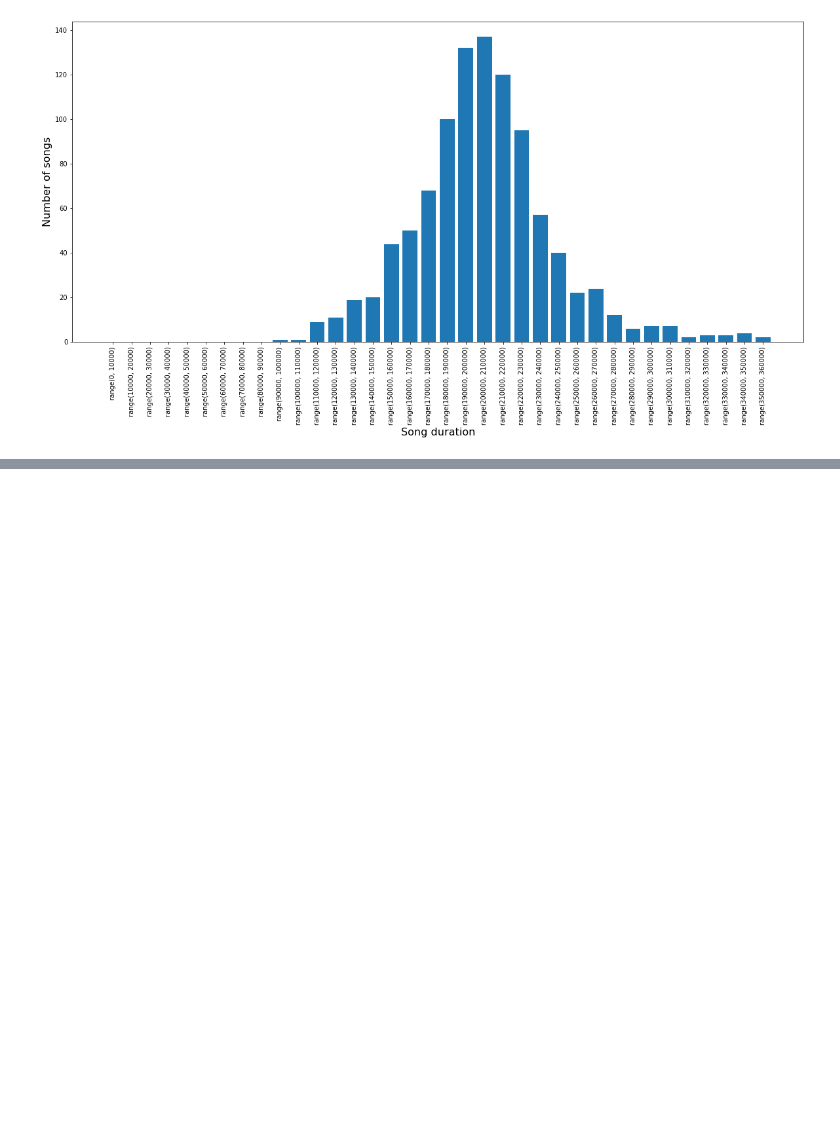
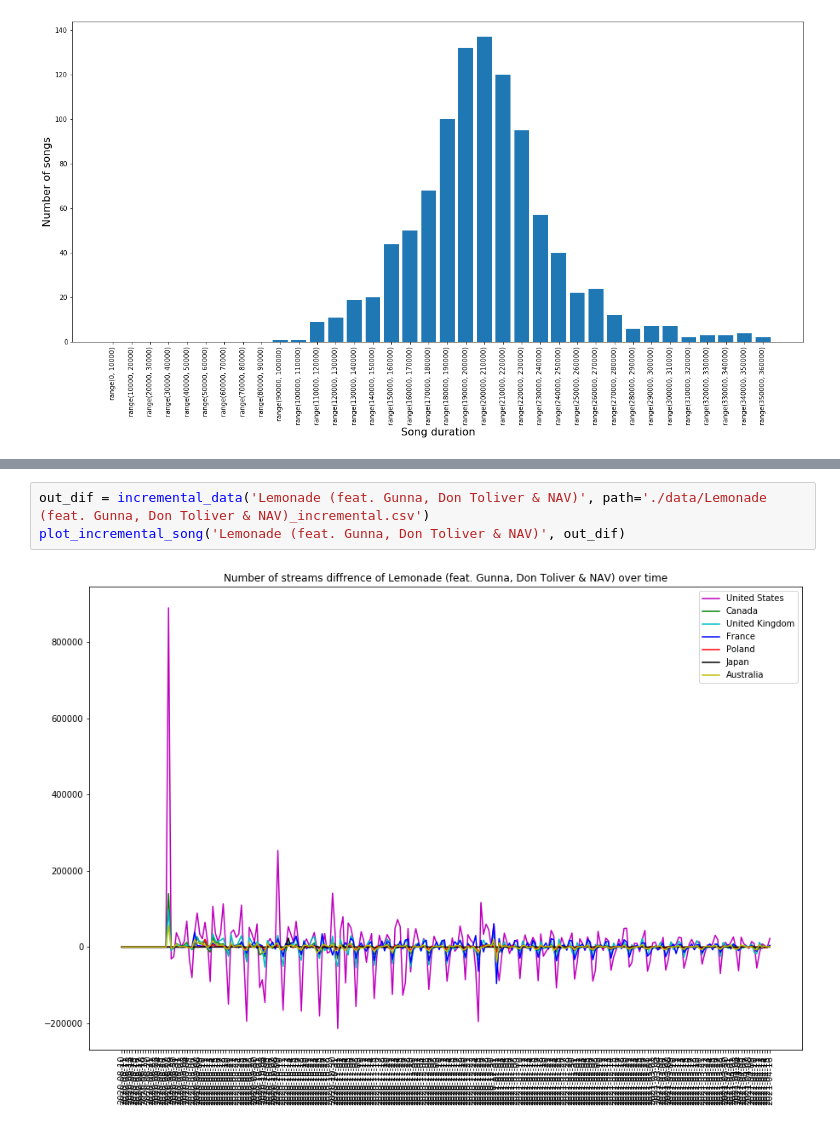
Before and after one commit to Andropogon/Eksploracja-Danych---Projekt, a Jupyter notebook: project_v1.ipynb, the cells around one changed output, grey strips where cells are left out. Drawn from its saved outputs; the diff is of its cells as text; blank space fills up the shorter version.

```diff
--- a/project_v1.ipynb
+++ b/project_v1.ipynb
@@ -289,0 +407,5 @@ plot_top_songs_length("global", top=1000)
+# %%
+out_dif = incremental_data('Lemonade (feat. Gunna, Don Toliver & NAV)', path='./data/Lemonade (feat. Gunna, Don Toliver & NAV)_incremental.csv')
+plot_incremental_song('Lemonade (feat. Gunna, Don Toliver & NAV)', out_dif)
+# %% [output]
+[figure, added]
```
Also changed, not shown: parts of 16 cells of this notebook, 5 other files.
